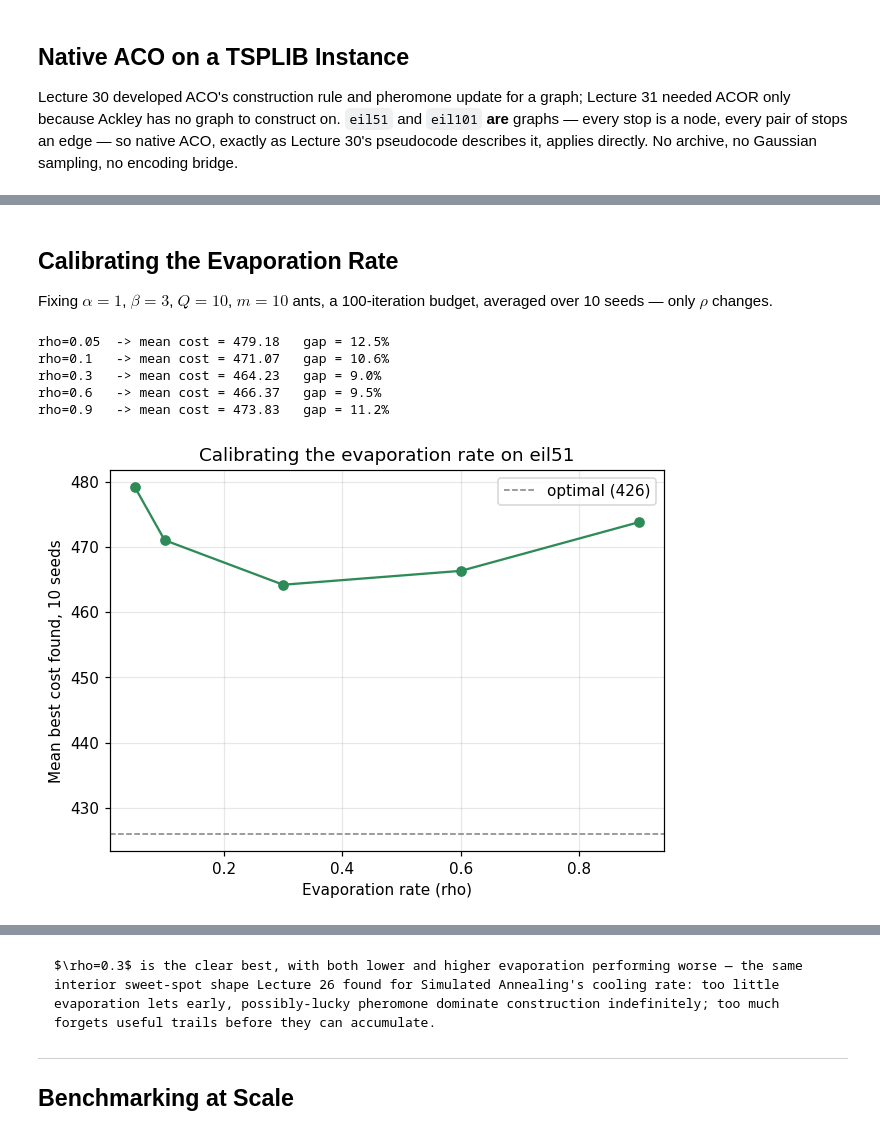
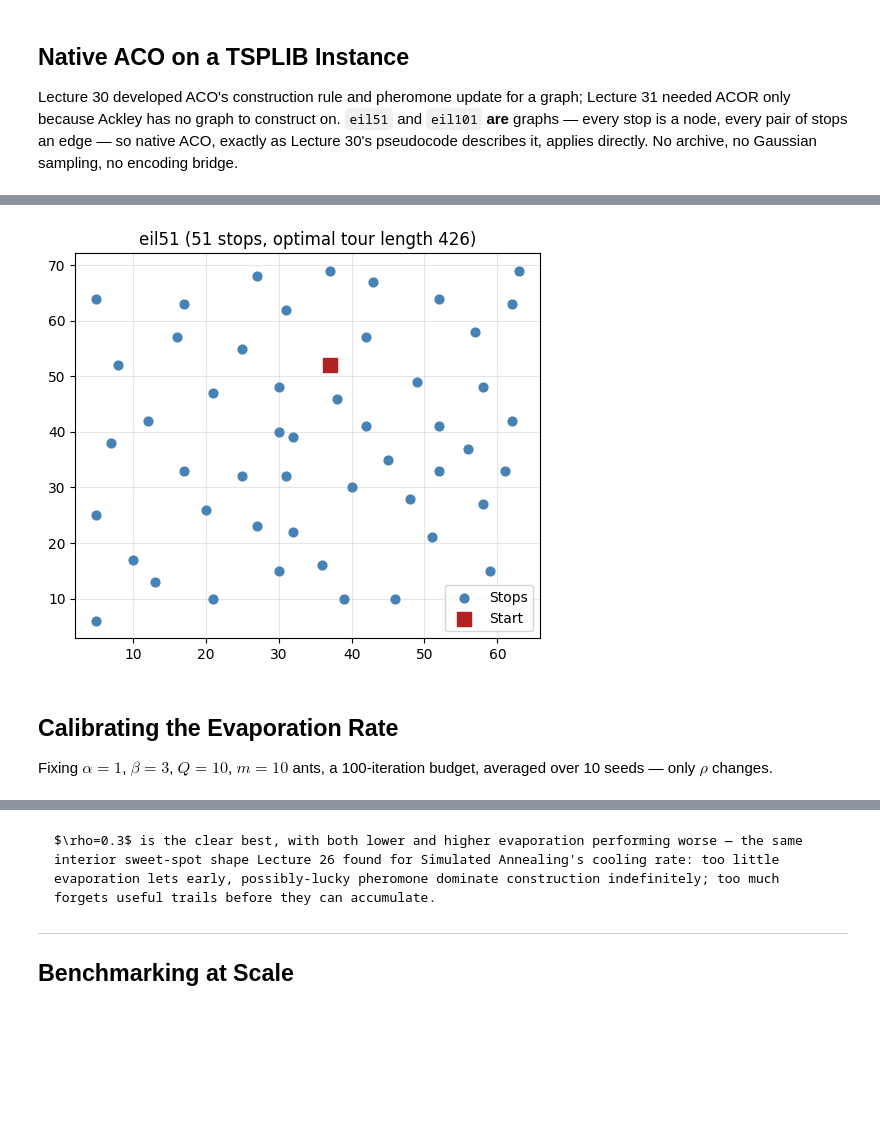
Before and after one commit to anmpahwa/CV5972, a Jupyter notebook: book/content/lecture_32.ipynb, the cells around one changed output, grey strips where cells are left out. Drawn from its saved outputs; the diff is of its cells as text; code cells hidden in the pictures; blank space fills up the shorter version.

```diff
--- a/book/content/lecture_32.ipynb
+++ b/book/content/lecture_32.ipynb
@@ -113,38 +107,35 @@ aco() and eil51 ready.
+# %%
+# eil51: 51-city problem
+coords = [
+    (37, 52), (49, 49), (52, 64), (20, 26), (40, 30), (21, 47), (17, 63), (31, 62), (52, 33), (51, 21),
+    (42, 41), (31, 32), (5, 25), (12, 42), (36, 16), (52, 41), (27, 23), (17, 33), (13, 13), (57, 58),
+    (62, 42), (42, 57), (16, 57), (8, 52), (7, 38), (27, 68), (30, 48), (43, 67), (58, 48), (58, 27),
+    (37, 69), (38, 46), (46, 10), (61, 33), (62, 63), (63, 69), (32, 22), (45, 35), (59, 15), (5, 6),
+    (10, 17), (21, 10), (5, 64), (30, 15), (39, 10), (32, 39), (25, 32), (25, 55), (48, 28), (56, 37),
+    (30, 40),
+]
+depot = 0
+customers = list(range(1, len(coords)))
+optimal = 426
+
+n = len(coords)
+X = np.array([c[0] for c in coords], dtype=float)
+Y = np.array([c[1] for c in coords], dtype=float)
+D = np.zeros((n, n))
+for i in range(n):
+    for j in range(n):
+        D[i, j] = np.hypot(X[i] - X[j], Y[i] - Y[j])
+
+fig, ax = plt.subplots(figsize=(6, 5))
+ax.scatter(X[1:], Y[1:], c="steelblue", s=40, zorder=2, label="Stops")
+ax.scatter(X[0], Y[0], c="firebrick", marker="s", s=100, zorder=3, label="Start")
+ax.set_title("eil51 (51 stops, optimal tour length 426)")
+ax.legend()
+ax.grid(alpha=0.3)
+plt.show()
+# %% [output]
+[figure, added]
 # %% [markdown]
 ## Calibrating the Evaporation Rate
 
 Fixing $\alpha=1$, $\beta=3$, $Q=10$, $m=10$ ants, a 100-iteration budget, averaged over 10 seeds — only $\rho$ changes.
-# %%
-def run_aco(rho, alpha=1, beta=3, Q=10, m=10, n_iters=100, n_seeds=10, D=D51, customers=customers51):
-    results = []
-    for seed in range(1, n_seeds + 1):
-        random.seed(seed)
-        np.random.seed(seed)
-        s_b, F_b = aco(customers, D, 0, alpha=alpha, beta=beta, rho=rho, Q=Q, m=m, n=n_iters, t=1e-9)
-        results.append(tour_cost(s_b, D))
-    return np.array(results)
-
-rho_results = {}
-for rho in [0.05, 0.1, 0.3, 0.6, 0.9]:
-    vals = run_aco(rho)
-    rho_results[rho] = vals
-    gap = (vals.mean() - EIL51_OPTIMAL) / EIL51_OPTIMAL * 100
-    print(f"rho={rho:<5} -> mean cost = {vals.mean():.2f}   gap = {gap:.1f}%")
-# %% [output]
-rho=0.05  -> mean cost = 479.18   gap = 12.5%
-rho=0.1   -> mean cost = 471.07   gap = 10.6%
-rho=0.3   -> mean cost = 464.23   gap = 9.0%
-rho=0.6   -> mean cost = 466.37   gap = 9.5%
-rho=0.9   -> mean cost = 473.83   gap = 11.2%
-# %%
-fig, ax = plt.subplots(figsize=(6.5, 4.5))
-ax.plot(list(rho_results.keys()), [v.mean() for v in rho_results.values()], "o-", color="seagreen")
-ax.axhline(EIL51_OPTIMAL, color="gray", linestyle="--", linewidth=1, label="optimal (426)")
-ax.set_xlabel("Evaporation rate (rho)")
-ax.set_ylabel("Mean best cost found, 10 seeds")
-ax.set_title("Calibrating the evaporation rate on eil51")
-ax.legend()
-ax.grid(alpha=0.3)
-plt.show()
-# %% [output]
-[figure, removed]
```
Also changed, not shown: parts of 10 cells of this notebook, 1 other file.
